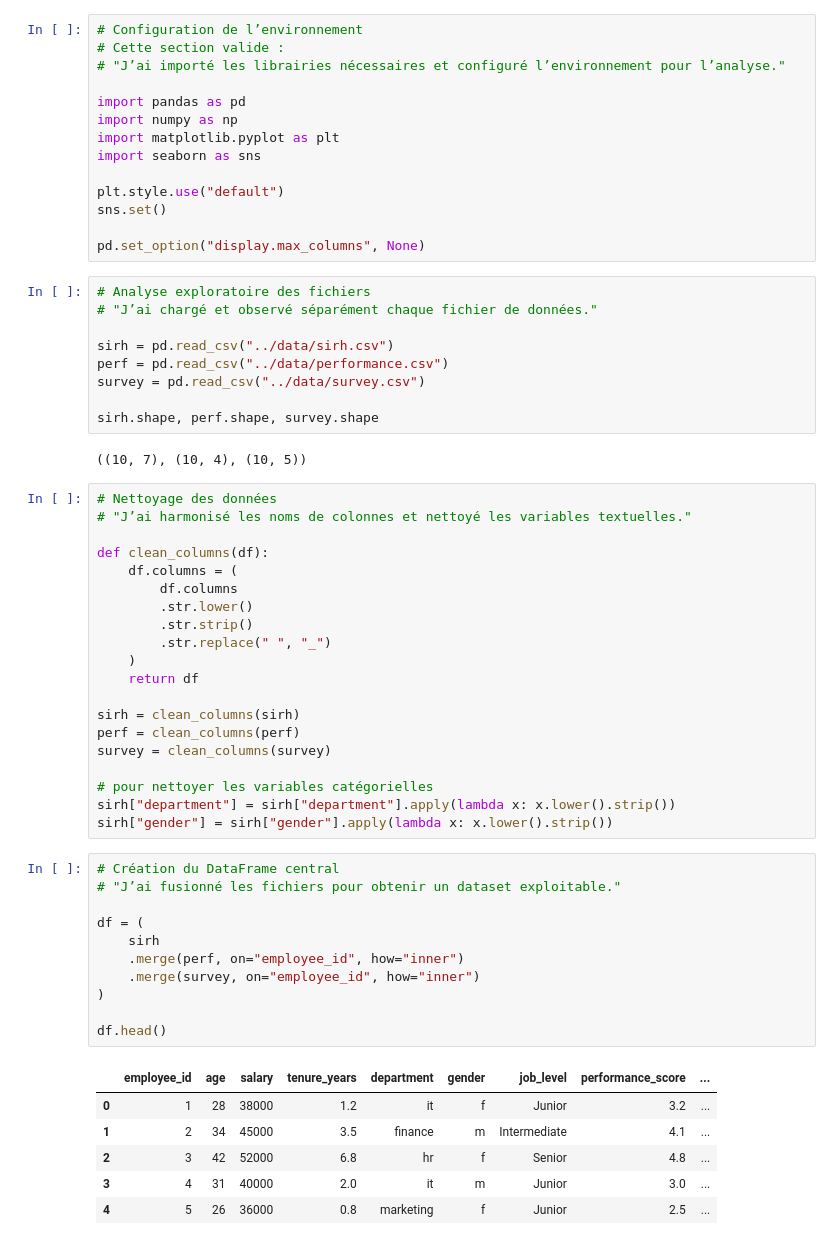
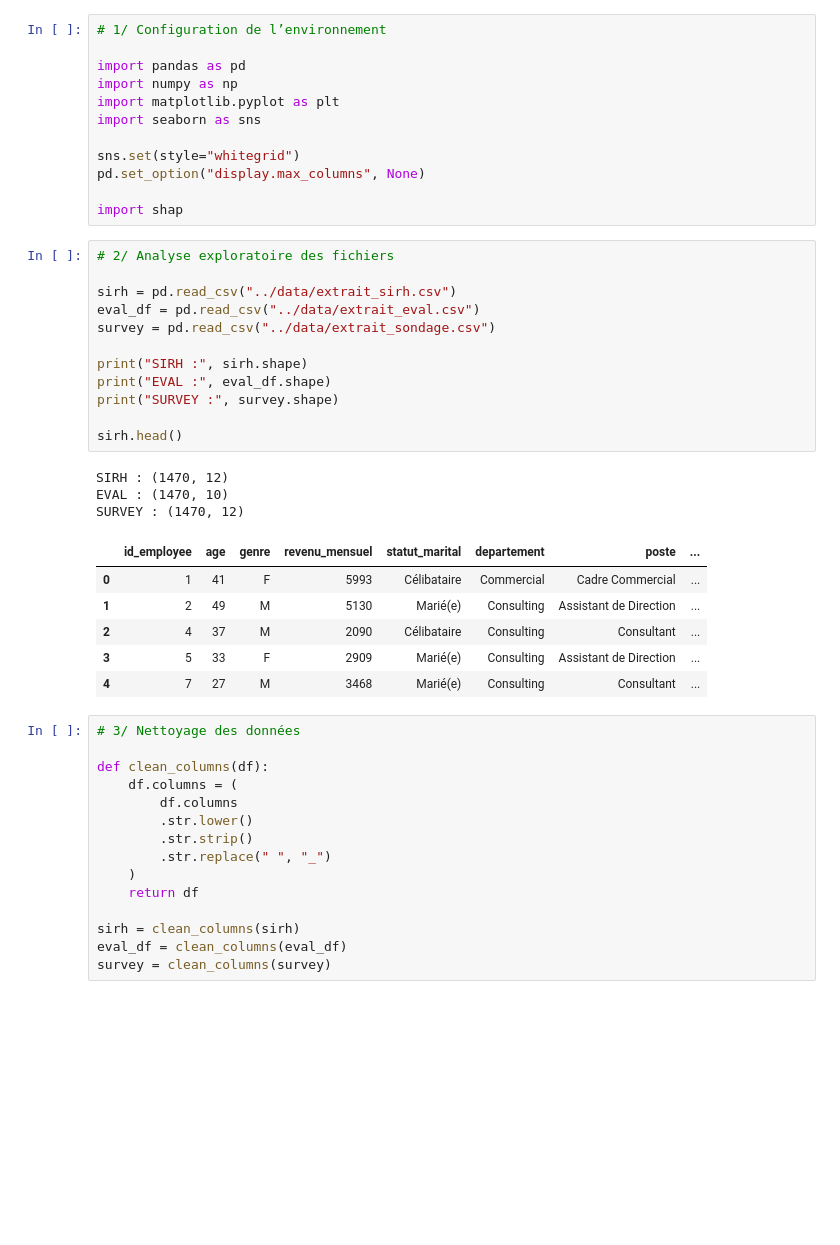
Before and after one commit to sjbl69/Technovaa, a Jupyter notebook: notebooks/01_EDA_and_Cleaning.ipynb, the cells around one changed output. Saved outputs shown, nothing was run; the diff lists cells and outputs as text; blank space fills up the shorter version.

Commit message:
Turnover prediction project - EDA, Modeling and SHAP

```diff
--- a/notebooks/01_EDA_and_Cleaning.ipynb
+++ b/notebooks/01_EDA_and_Cleaning.ipynb
@@ -1,31 +1,39 @@
 # %%
-# Configuration de l’environnement
-# Cette section valide :
-# "J’ai importé les librairies nécessaires et configuré l’environnement pour l’analyse."
+# 1/ Configuration de l’environnement
 
 import pandas as pd
 import numpy as np
 import matplotlib.pyplot as plt
 import seaborn as sns
 
-plt.style.use("default")
-sns.set()
+sns.set(style="whitegrid")
+pd.set_option("display.max_columns", None)
 
-pd.set_option("display.max_columns", None)
+import shap
 # %%
-# Analyse exploratoire des fichiers
-# "J’ai chargé et observé séparément chaque fichier de données."
+# 2/ Analyse exploratoire des fichiers
 
-sirh = pd.read_csv("../data/sirh.csv")
-perf = pd.read_csv("../data/performance.csv")
-survey = pd.read_csv("../data/survey.csv")
+sirh = pd.read_csv("../data/extrait_sirh.csv")
+eval_df = pd.read_csv("../data/extrait_eval.csv")
+survey = pd.read_csv("../data/extrait_sondage.csv")
 
-sirh.shape, perf.shape, survey.shape
+print("SIRH :", sirh.shape)
+print("EVAL :", eval_df.shape)
+print("SURVEY :", survey.shape)
+
+sirh.head()
 # %% [output]
-((10, 7), (10, 4), (10, 5))
+SIRH : (1470, 12)
+EVAL : (1470, 10)
+SURVEY : (1470, 12)
+|  | id_employee | age | genre | revenu_mensuel | statut_marital | departement | poste | ... |
+| 0 | 1 | 41 | F | 5993 | Célibataire | Commercial | Cadre Commercial | ... |
+| 1 | 2 | 49 | M | 5130 | Marié(e) | Consulting | Assistant de Direction | ... |
+| 2 | 4 | 37 | M | 2090 | Célibataire | Consulting | Consultant | ... |
+| 3 | 5 | 33 | F | 2909 | Marié(e) | Consulting | Assistant de Direction | ... |
+| 4 | 7 | 27 | M | 3468 | Marié(e) | Consulting | Consultant | ... |
 # %%
-# Nettoyage des données
-# "J’ai harmonisé les noms de colonnes et nettoyé les variables textuelles."
+# 3/ Nettoyage des données
 
 def clean_columns(df):
     df.columns = (
@@ -37,27 +45,5 @@ def clean_columns(df):
     return df
 
 sirh = clean_columns(sirh)
-perf = clean_columns(perf)
+eval_df = clean_columns(eval_df)
 survey = clean_columns(survey)
-
-# pour nettoyer les variables catégorielles
-sirh["department"] = sirh["department"].apply(lambda x: x.lower().strip())
-sirh["gender"] = sirh["gender"].apply(lambda x: x.lower().strip())
-# %%
-# Création du DataFrame central
-# "J’ai fusionné les fichiers pour obtenir un dataset exploitable."
-
-df = (
-    sirh
-    .merge(perf, on="employee_id", how="inner")
-    .merge(survey, on="employee_id", how="inner")
-)
-
-df.head()
-# %% [output]
-|  | employee_id | age | salary | tenure_years | department | gender | job_level | performance_score | ... |
-| 0 | 1 | 28 | 38000 | 1.2 | it | f | Junior | 3.2 | ... |
-| 1 | 2 | 34 | 45000 | 3.5 | finance | m | Intermediate | 4.1 | ... |
-| 2 | 3 | 42 | 52000 | 6.8 | hr | f | Senior | 4.8 | ... |
-| 3 | 4 | 31 | 40000 | 2.0 | it | m | Junior | 3.0 | ... |
-| 4 | 5 | 26 | 36000 | 0.8 | marketing | f | Junior | 2.5 | ... |
```
Also changed, not shown: parts of 21 cells of this notebook, 8 other files.
